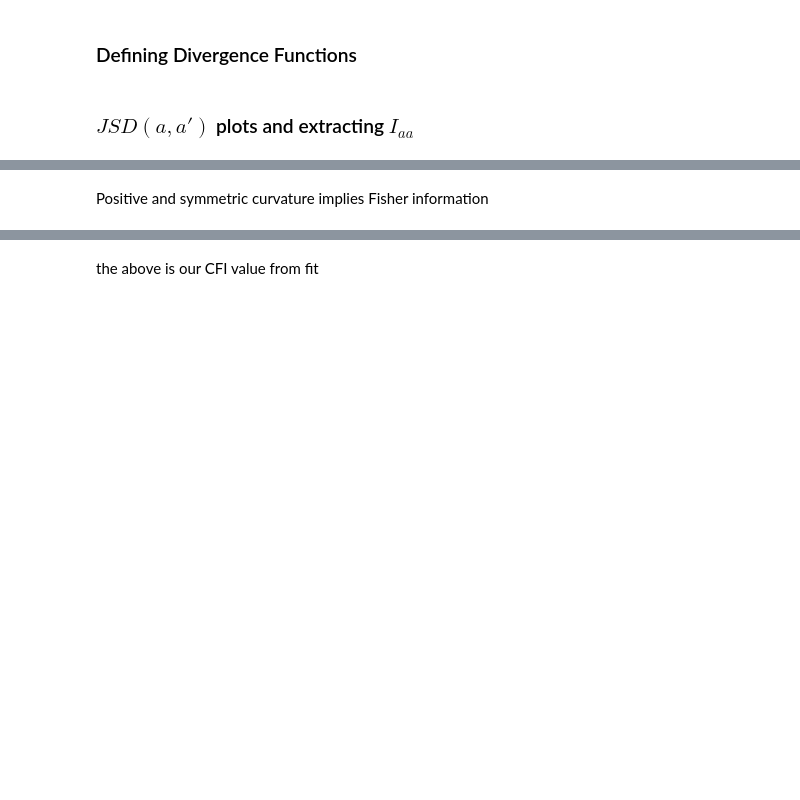
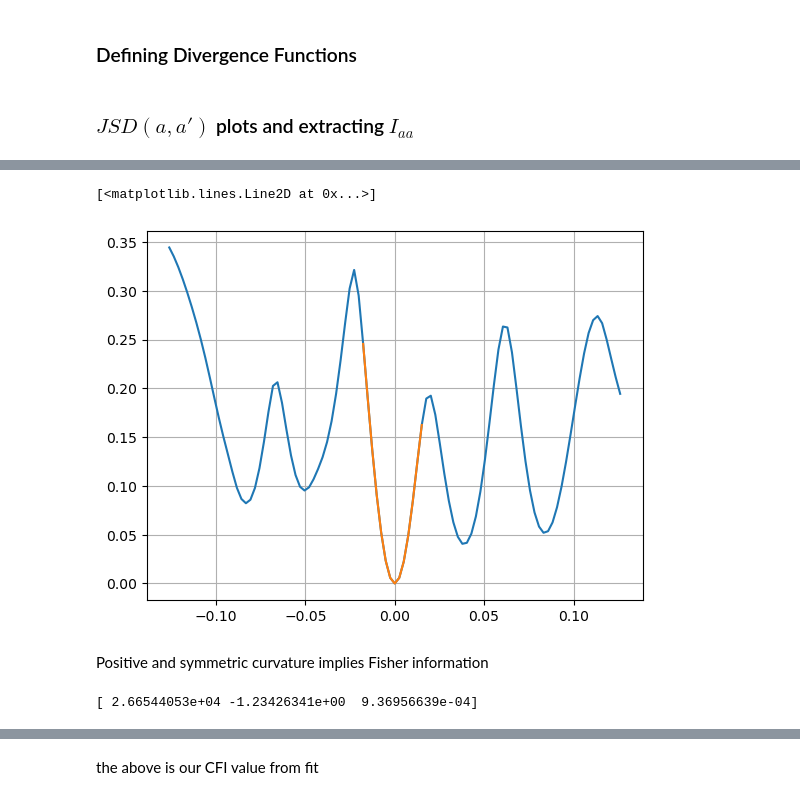
Before and after one commit to rootware/lattice_evolution, a Jupyter notebook: Bayesian 2param.ipynb, the cells around one changed output, grey strips where cells are left out. Cells and saved outputs as stored; diff of their text form; code cells hidden in the pictures; blank space fills up the shorter version.

```diff
--- a/Bayesian 2param.ipynb
+++ b/Bayesian 2param.ipynb
@@ -185,11 +196,16 @@ plt.savefig("JS_acc.png")
 # %%
 plt.plot(AList*accUnit/g, JSDivergenceMatrix[50,:], label="");
 plt.grid(True, which="both")
-plt.plot(AList[40:60]*accUnit/g, JSDivergenceMatrix[50,40:60])
+plt.plot(AList[43:57]*accUnit/g, JSDivergenceMatrix[50,43:57])
+# %% [output]
+[<matplotlib.lines.Line2D at 0x...>]
+[figure, added]
 # %% [markdown]
 Positive and symmetric curvature implies Fisher information
 # %%
-p = np.polyfit(AList[40:60], JSDivergenceMatrix[50,40:60],deg=2);
+p = np.polyfit(AList[45:55], JSDivergenceMatrix[50,45:55],deg=2);
 print(p)
+# %% [output]
+[ 2.66544053e+04 -1.23426341e+00  9.36956639e-04]
 # %%
 print(p[0]*8*np.log(2))
```
Also changed, not shown: parts of 11 cells of this notebook, 2 other files.
